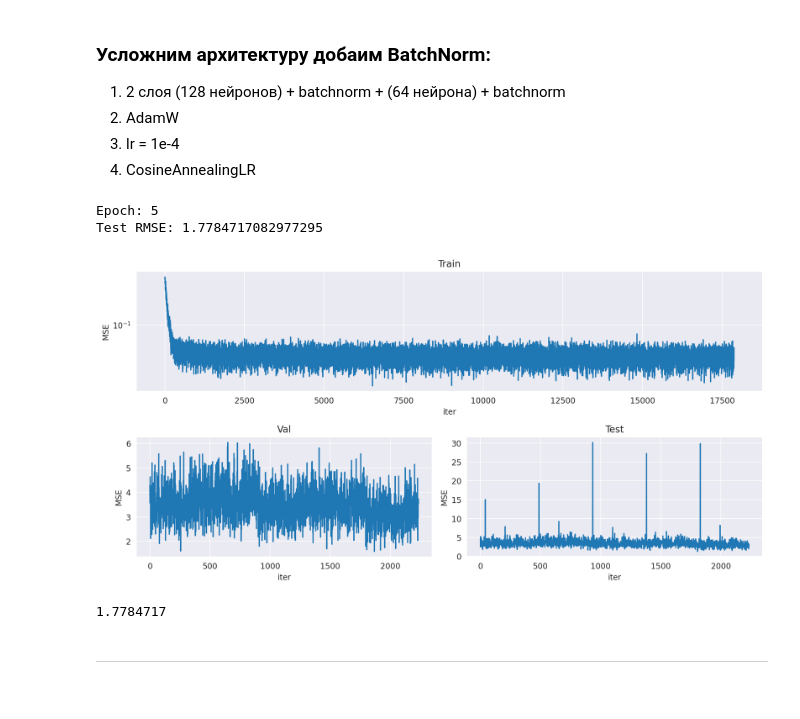
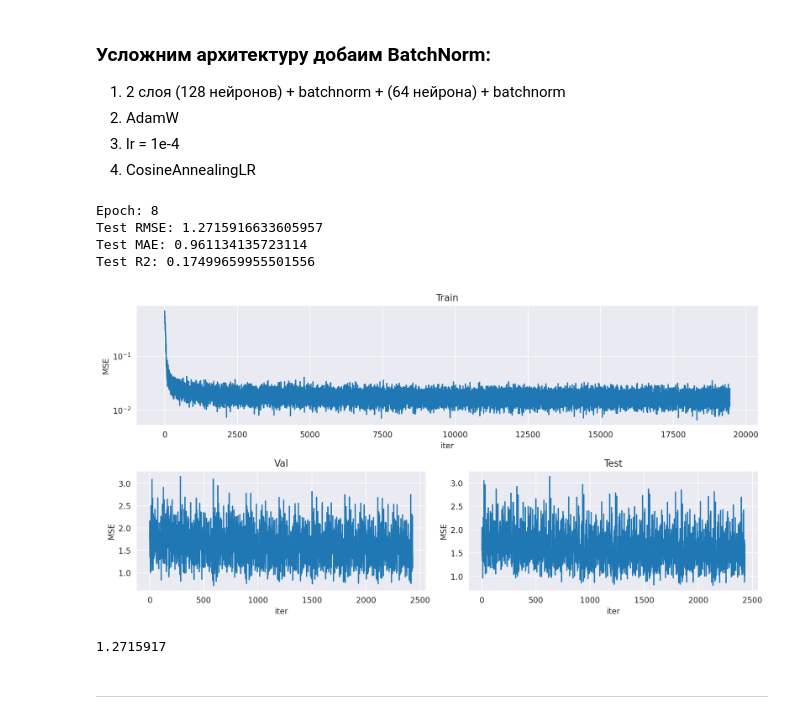
Before and after one commit to igmamedov/EAML_Films, a Jupyter notebook: Project work/skynet.ipynb, the cells around one changed output. Cells and saved outputs as stored; diff of their text form; code cells hidden in the pictures.

```diff
--- a/Project work/skynet.ipynb
+++ b/Project work/skynet.ipynb
@@ -137,6 +136,10 @@ def train(model, data_loader, optimizer, loss_fn, device):
 def evaluate(model, data_loader, loss_fn, device, data_set, transformer=None):
     model.eval()
     batch_loss = []
+    mae = nn.L1Loss()
+    mae_loss = []
+    r2 = R2Score()
+    r2_loss = []
     for batch in tqdm(data_loader, desc=f'Evaluate {data_set}'):
         X = batch['sample'].to(device)
         y = batch['target'].to(device)
@@ -145,33 +148,53 @@ def evaluate(model, data_loader, loss_fn, device, data_set, transformer=None):
           inv_pred = transformer.inverse_transform(pred.cpu())
           inv_y = transformer.inverse_transform(y.cpu())
           loss = loss_fn(inv_pred, inv_y)
+
           batch_loss.append(loss)
+          mae_loss.append(mae(inv_pred, inv_y))
+          r2.update(inv_pred, inv_y)
+          r2_loss.append(r2.compute())
 
         else:
           loss = loss_fn(pred, y).cpu()
           batch_loss.append(loss.item())
 
-    return batch_loss
+          mae_loss.append(mae(pred, y).cpu().item())
+          r2.update(pred, y)
+          r2_loss.append(r2.compute().cpu().item())
+
+    return batch_loss, mae_loss, r2_loss
 # %%
 def fit(model, train_loader, val_loader, test_loader, optimizer, loss_fn, num_epochs, device, transformer=None, verbose=True):
     train_loss_history, val_loss_history, test_loss_history = [], [], []
+    val_mae_history, test_mae_history = [], []
+    val_r2_history, test_r2_history = [], []
 
     for epoch in range(num_epochs):
         train_loss = train(model, train_loader, optimizer, loss_fn, device)
-        val_loss = evaluate(model, val_loader, loss_fn, device, 'validation', transformer)
-        test_loss = evaluate(model, test_loader, loss_fn, device, 'test', transformer)
+        val_loss, val_mae, val_r2 = evaluate(model, val_loader, loss_fn, device, 'validation', transformer)
+        test_loss, test_mae, test_r2 = evaluate(model, test_loader, loss_fn, device, 'test', transformer)
 
         train_loss_history += train_loss
         val_loss_history += val_loss
         test_loss_history += test_loss
 
+        val_mae_history += val_mae
+        test_mae_history += test_mae
+        val_r2_history += val_r2
+        test_r2_history += test_r2
+
         scheduler.step()
 
         clear_output()
 
-        rmse = np.sqrt(np.mean(test_loss))
+        rmse = np.sqrt(np.mean(test_loss_history))
+        mae = np.mean(test_mae_history)
+        r2 = np.mean(test_r2_history)
         print(f'Epoch: {epoch+1}')
         print(f'Test RMSE: {rmse}')
+        print(f'Test MAE: {mae}')
+        print(f'Test R2: {r2}')
+
         if verbose == True:
             plot_loss(train_loss_history, val_loss_history, test_loss_history)
 
@@ -185,7 +208,7 @@ def fit(model, train_loader, val_loader, test_loader, optimizer, loss_fn, num_ep
 3. StepLR(gamma=0.9)
 # %%
 seed_everything(42)
-X_train, y_train, X_val, y_val, X_test, y_test = split_data(norm_data)
+X_train, y_train, X_val, y_val, X_test, y_test = split_data(final_data)
 
 target_scaler = MinMaxSeries()
 target_scaler.fit(y_train)
@@ -374,37 +407,39 @@ Test RMSE: 1.8374875783920288
 # %%
 seed_everything(42)
 
 class TMDB(nn.Module):
     def __init__(self, n_features):
         super().__init__()
         self.fc1 = nn.Linear(n_features, 128)
         self.batchn1 = nn.BatchNorm1d(128)
-        self.act1 = nn.ReLU()
+        self.act1 = nn.Tanh()
         self.fc2 = nn.Linear(128, 64)
         self.batchn2 = nn.BatchNorm1d(64)
-        self.act2 = nn.ReLU()
+        self.act2 = nn.Tanh()
         self.fc3 = nn.Linear(64, 1)
 
     def forward(self, x):
         x = self.fc1(x)
         x = self.batchn1(x)
         x = self.act1(x)
         x = self.fc2(x)
         x = self.batchn2(x)
         x = self.act2(x)
         x = self.fc3(x)
         return x
 
 model = TMDB(X_train.shape[1]).to(device)
-optimizer = torch.optim.AdamW(model.parameters(), lr=1e-4)
-scheduler = torch.optim.lr_scheduler.CosineAnnealingLR(optimizer, 5)
+optimizer = torch.optim.AdamW(model.parameters(), lr=1e-3)
+scheduler = torch.optim.lr_scheduler.CosineAnnealingLR(optimizer, 8)
 criterion = F.mse_loss
 
-fit(model, train_loader, val_loader, test_loader, optimizer, criterion, 5, device, target_scaler)
+fit(model, train_loader, val_loader, test_loader, optimizer, criterion, 8, device, target_scaler)
 # %% [output]
-Epoch: 5
-Test RMSE: 1.7784717082977295
+Epoch: 8
+Test RMSE: 1.2715916633605957
+Test MAE: 0.961134135723114
+Test R2: 0.17499659955501556
-[figure, old version]
+[figure, new version]
-1.7784717
+1.2715917
 # %% [markdown]
 ___
```
Also changed, not shown: parts of 12 cells of this notebook, 1 other file.
